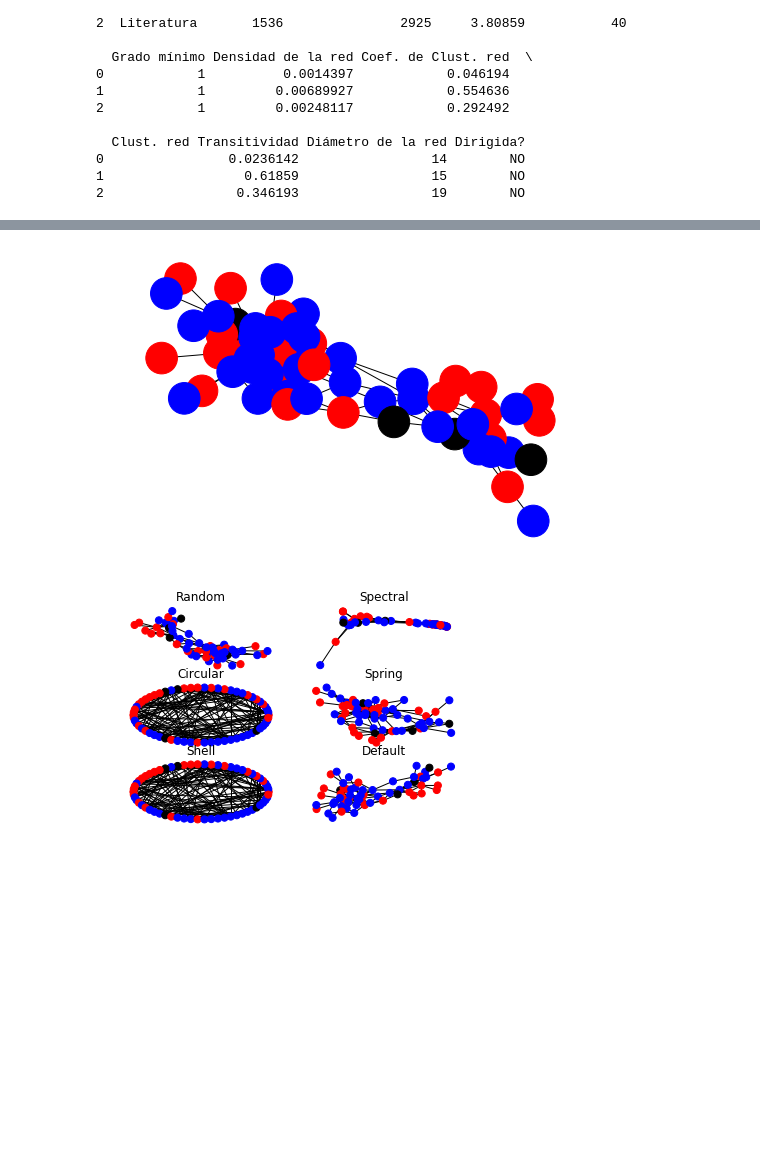
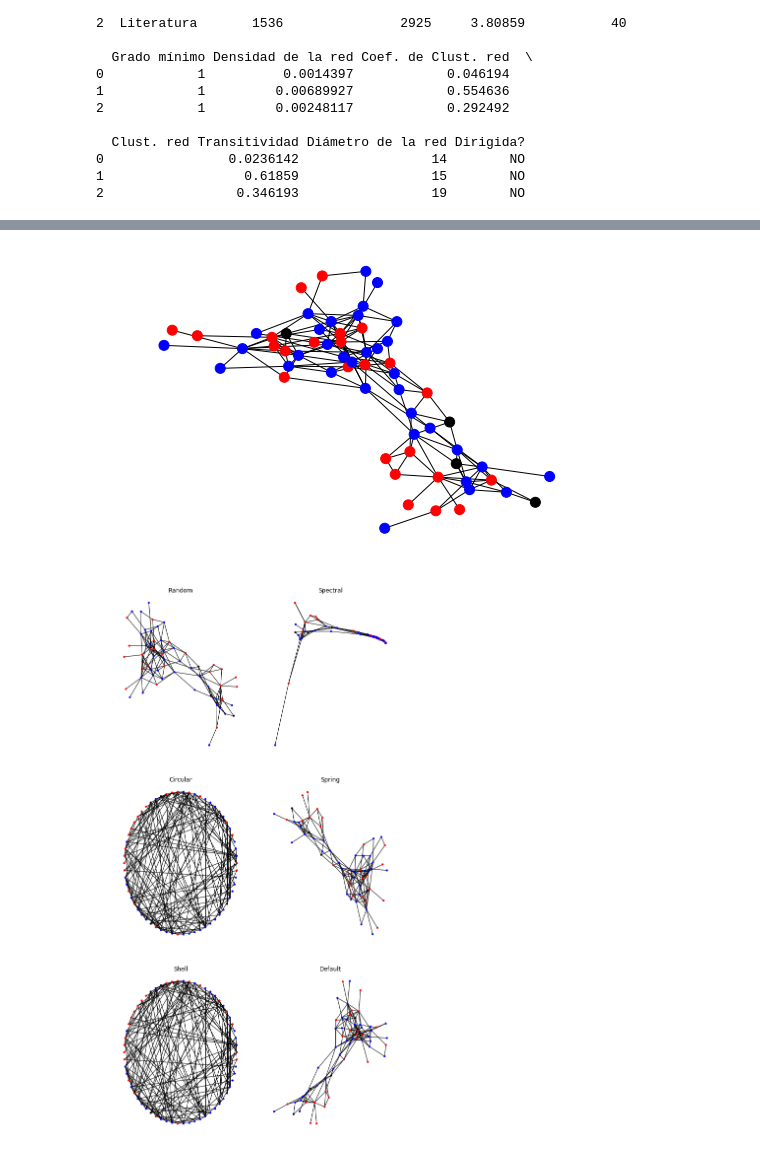
Before and after one commit to leialorenzo/Redes, a Jupyter notebook: TP1.ipynb, the cells around one changed output, grey strips where cells are left out. Cells and saved outputs as stored; diff of their text form; code cells hidden in the pictures; blank space fills up the shorter version.

```diff
--- a/TP1.ipynb
+++ b/TP1.ipynb
@@ -125,11 +125,3 @@ print(tabla)
 delfg= nx.read_gml("tc01_data/dolphins.gml")
 delft= ldata("tc01_data/dolphins.txt")
 dgen= ldata("tc01_data/dolphinsGender.txt")
-# %%
-D=delfg
-
-ng=pd.DataFrame(dgen, columns=['Name','Gender'])
-ng=ng.set_index('Name')
-ng.to_dict()
-nx.set_node_attributes(delfg, ng.to_dict(), 'Gender')
-ng
@@ -155,0 +128,5 @@ ng
+# %%
+for n,g in zip(delfg.nodes, [a[1] for a in dgen]):
+    delfg.nodes[n]['Gender']= g
+
+dict(delfg.nodes.data())
@@ -163,35 +158,34 @@ for i in range(0,nx.number_of_nodes(delfg)):
         else:
             color_map.append('k')
 
-nx.draw(D, node_color= color_map,  node_size=1000)
+nx.draw(delfg, node_color= color_map,  node_size=100)
 # %% [output]
-[figure, old version]
+[figure, new version]
 # %%
-plt.figure(5)
-
+plt.figure(5, figsize=(10,20))
 
 plt.subplot(321)
 plt.title('Random')
-nx.draw(delfg,node_color=color_map, node_size=50)
+nx.draw(delfg,node_color=color_map, node_size=10)
 
 plt.subplot(322)
 plt.title('Spectral')
-nx.draw_spectral(delfg, node_color=color_map, node_size=50)
+nx.draw_spectral(delfg, node_color=color_map, node_size=10)
 
 plt.subplot(323)
 plt.title('Circular')
-nx.draw_circular(delfg,node_color=color_map, node_size=50)
+nx.draw_circular(delfg,node_color=color_map, node_size=10)
 
 plt.subplot(324)
 plt.title('Spring')
-nx.draw_spring(delfg,node_color=color_map, node_size=50)
+nx.draw_spring(delfg,node_color=color_map, node_size=10)
 
 plt.subplot(325)
 plt.title('Shell')
-nx.draw_shell(delfg,node_color=color_map, node_size=50)
+nx.draw_shell(delfg,node_color=color_map, node_size=10)
 
 plt.subplot(326)
 plt.title('Default')
-nx.draw(delfg,node_color=color_map, node_size=50)
+nx.draw(delfg,node_color=color_map, node_size=10)
 # %% [output]
-[figure, old version]
+[figure, new version]
```
Also changed, not shown: parts of 5 cells of this notebook.
